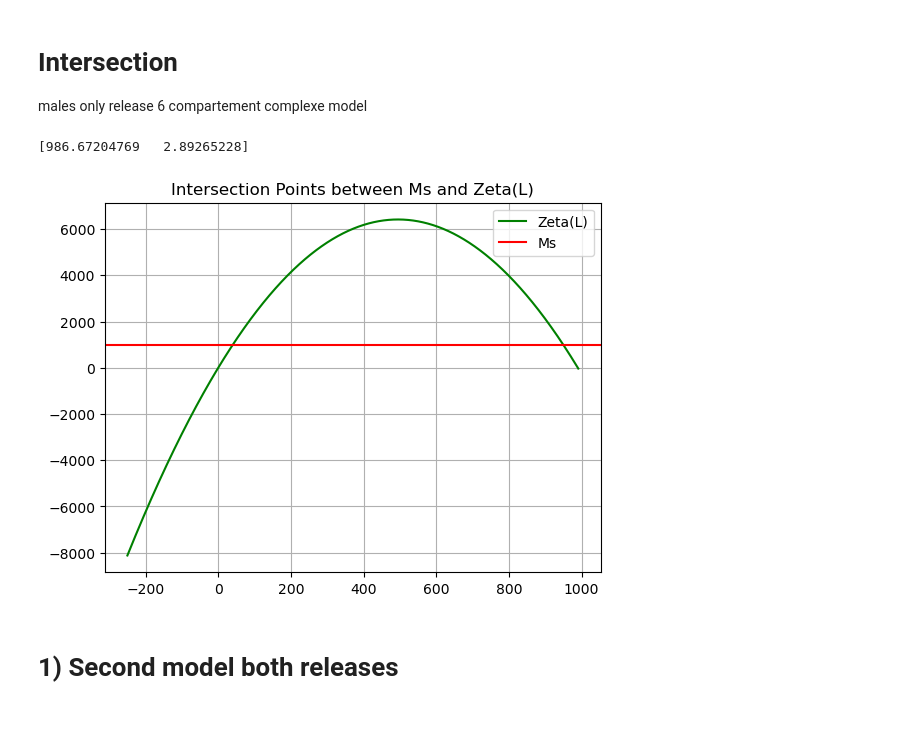
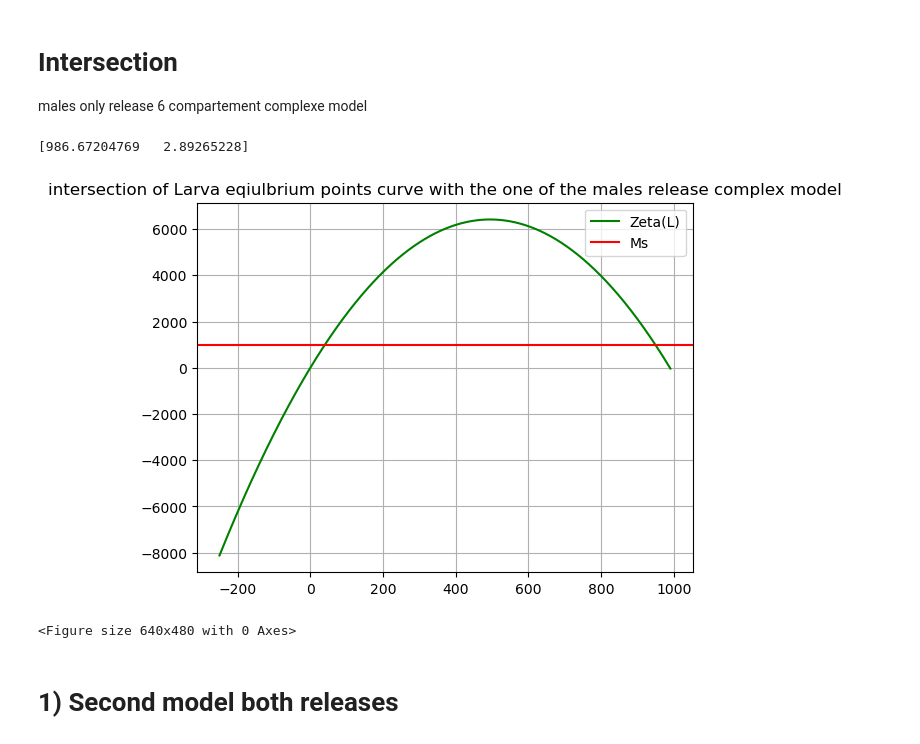
Before and after one commit to m2cci-belkhayt/Controlling-D.suzukii-population-using-mathematical-modeling-and-SIT-with-Females-and-Males-release, a Jupyter notebook: Second non basic model.ipynb, the cells around one changed output. Saved outputs shown, nothing was run; the diff lists cells and outputs as text; code cells hidden in the pictures.

```diff
--- a/Second non basic model.ipynb
+++ b/Second non basic model.ipynb
@@ -514,35 +514,39 @@ term3= - (uM*Ms/(m*vL)) * ((uF+delta)/uF-(((uF+delta)*gamma*vF)/(uF*(uF+gamma)*(
 #term4=-Ms * Fs * uM * uF
 roots = np.roots([term1, term2, term3])
 print(roots)
 # Find intersection indices
 intersection_indices = np.where(Males == Ms)[0]
 
 # Extract corresponding L values
 intersection_L_values = Ln[intersection_indices]
 Ln_another = np.zeros_like(Ln)
 # Plot the curves
 plt.plot(Ln, Males, color='green', label='Zeta(L)')
 plt.axhline(Ms, color='red', label='Ms')
 plt.grid(True)
 plt.legend()
-plt.title("Intersection Points between Ms and Zeta(L)")
+plt.title("intersection of Larva eqiulbrium points curve with the one of the males release complex model")
 plt.show()
+
+name= 'intersection of Larva eqiulbrium points curve with the one of the males release complex model'
+plt.savefig(output_fold+'\\'+name+'.png', dpi=300)
 # Plot the deriviative of the curve zeta1
 
 #plt.plot(Ln, Females_prime, color='green', label='Zeta^*(L)')
 #plt.plot(Ln, Ln_another, color='red', label='zeros')
 #plt.grid(True)
 #plt.legend()
 # Highlight the intersection points
 #plt.scatter(intersection_L_values, np.full_like(intersection_L_values, Fs), color='blue', marker='*')
 
 # Add a title
 
 
 plt.show()
 # %% [output]
 [986.67204769   2.89265228]
-[figure, old version]
+[figure, new version]
+<Figure size 640x480 with 0 Axes>
 # %% [markdown]
 # 1) Second model both releases
 # %%
```
